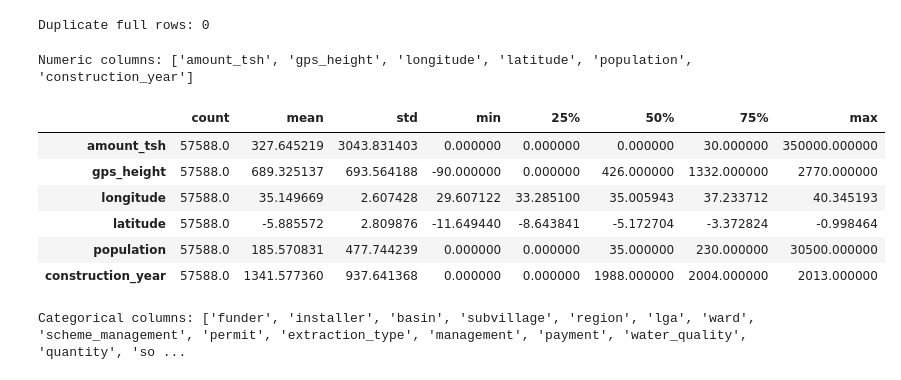
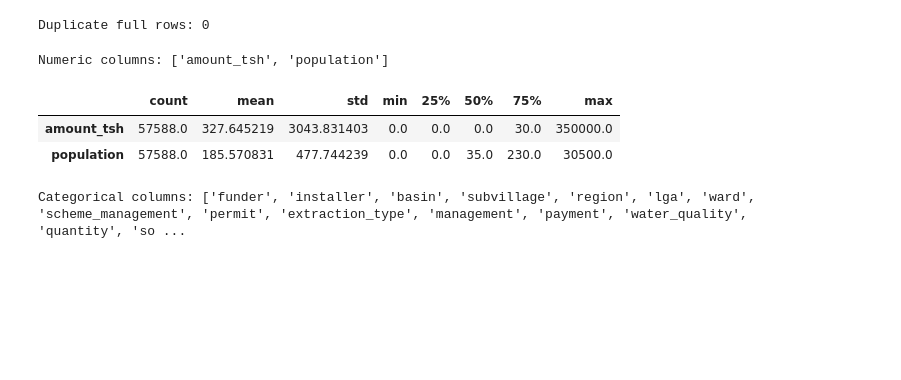
Before and after one commit to floranuta/Data_Circle, a Jupyter notebook: notebooks/Ticket111_LoadExam_Colab.ipynb, the cells around one changed output. Drawn from its saved outputs; the diff is of its cells as text; code cells hidden in the pictures; blank space fills up the shorter version.

```diff
--- a/notebooks/Ticket111_LoadExam_Colab.ipynb
+++ b/notebooks/Ticket111_LoadExam_Colab.ipynb
@@ -961,23 +961,16 @@ Duplicate full rows: 0
 # %%
 from re import I
 # 6) Numeric summary
-ID_COLUMNS = ["id","district_code","region_code"]
-cat_cols = pump_data_merged.select_dtypes(include=["object", "category"]).columns.tolist()
-num_cols = pump_data_merged.select_dtypes(include=[np.number]).columns.tolist()
-if ID_COLUMNS:
-    num_cols = [c for c in num_cols if c not in ID_COLUMNS]
+
+num_cols = ["amount_tsh","population"]
 if num_cols:
     print("\nNumeric columns:", num_cols[:15], "…" if len(num_cols) > 15 else "")
     display(pump_data_merged[num_cols].describe().T)
 # %% [output]
-Numeric columns: ['amount_tsh', 'gps_height', 'longitude', 'latitude', 'population', 'construction_year']
+Numeric columns: ['amount_tsh', 'population']
 |  | count | mean | std | min | 25% | 50% | 75% | max |
-| amount_tsh | 57588.0 | 327.645219 | 3043.831403 | 0.000000 | 0.000000 | 0.000000 | 30.000000 | 350000.000000 |
-| gps_height | 57588.0 | 689.325137 | 693.564188 | -90.000000 | 0.000000 | 426.000000 | 1332.000000 | 2770.000000 |
-| longitude | 57588.0 | 35.149669 | 2.607428 | 29.607122 | 33.285100 | 35.005943 | 37.233712 | 40.345193 |
-| latitude | 57588.0 | -5.885572 | 2.809876 | -11.649440 | -8.643841 | -5.172704 | -3.372824 | -0.998464 |
-| population | 57588.0 | 185.570831 | 477.744239 | 0.000000 | 0.000000 | 35.000000 | 230.000000 | 30500.000000 |
-| construction_year | 57588.0 | 1341.577360 | 937.641368 | 0.000000 | 0.000000 | 1988.000000 | 2004.000000 | 2013.000000 |
+| amount_tsh | 57588.0 | 327.645219 | 3043.831403 | 0.0 | 0.0 | 0.0 | 30.0 | 350000.0 |
+| population | 57588.0 | 185.570831 | 477.744239 | 0.0 | 0.0 | 35.0 | 230.0 | 30500.0 |
 # %%
 # 7) Categorical summary (top categories + cardinality)
 DATE_COLUMNS = ["date_recorded"]
```
Also changed, not shown: parts of 4 cells of this notebook.
